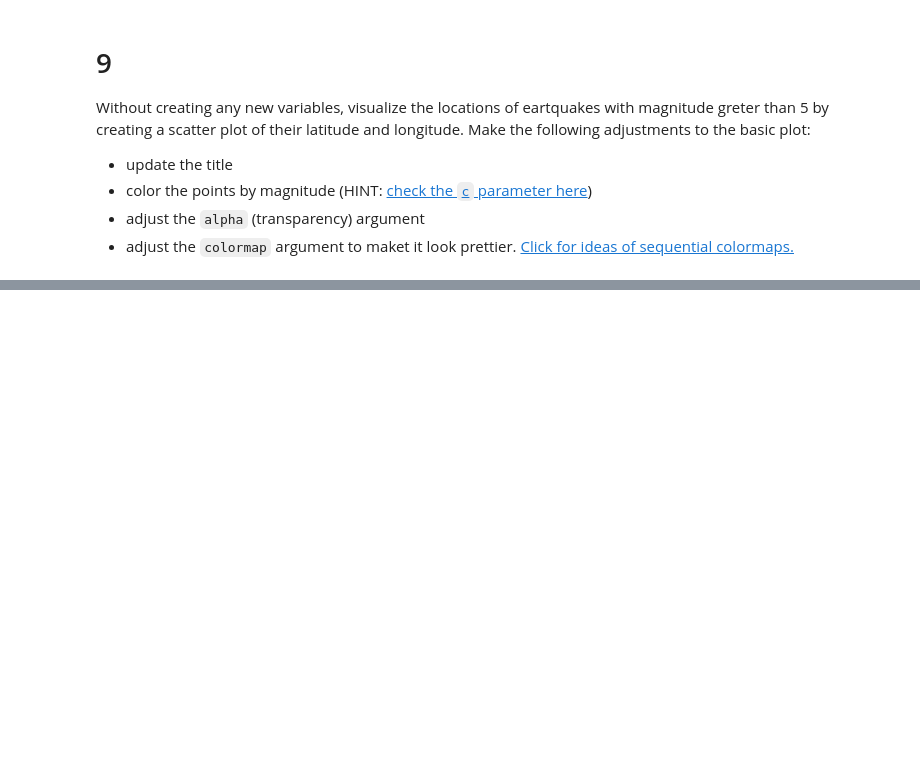
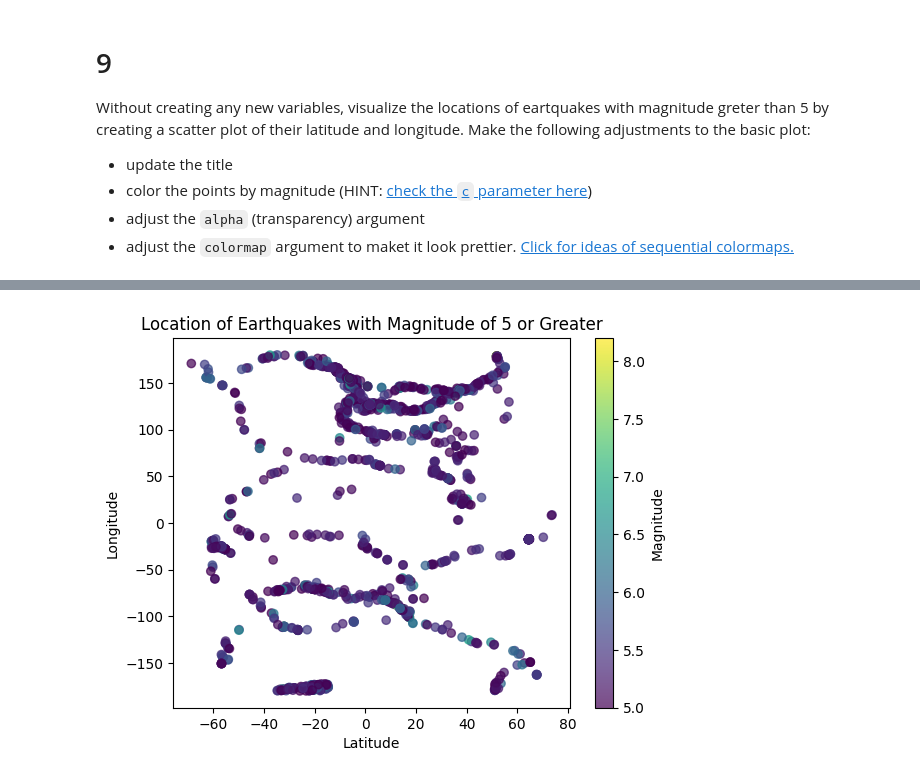
Before and after one commit to madisonenda/eds220-hwk1, a Jupyter notebook: hwk1-task3-earthquakes-Enda.ipynb, the cells around one changed output, grey strips where cells are left out. Saved outputs shown, nothing was run; the diff lists cells and outputs as text; code cells hidden in the pictures; blank space fills up the shorter version.

```diff
--- a/hwk1-task3-earthquakes-Enda.ipynb
+++ b/hwk1-task3-earthquakes-Enda.ipynb
@@ -247,2 +333,22 @@ Without creating any new variables, visualize the locations of eartquakes with m
+# %%
+# Making the scatter plot according to the specifications above using plt.scatter
+plt.scatter(x= eqk[eqk['mag'] >= 5]['latitude'],
+            y= eqk[eqk['mag'] >= 5]['longitude'],
+            c= eqk[eqk['mag'] >=5]['mag'],
+            alpha=0.7,
+            cmap='viridis')
+
+# Add title and axis labels
+plt.title("Location of Earthquakes with Magnitude of 5 or Greater")
+plt.xlabel("Latitude")
+plt.ylabel("Longitude")
+
+# Display color intensity scale
+plt.colorbar(label='Magnitude')
+
+# Show the plot
+plt.show()
+# %% [output]
+[figure, added]
 # %% [markdown]
 <!-- END QUESTION -->
```
Also changed, not shown: parts of 12 cells of this notebook.
